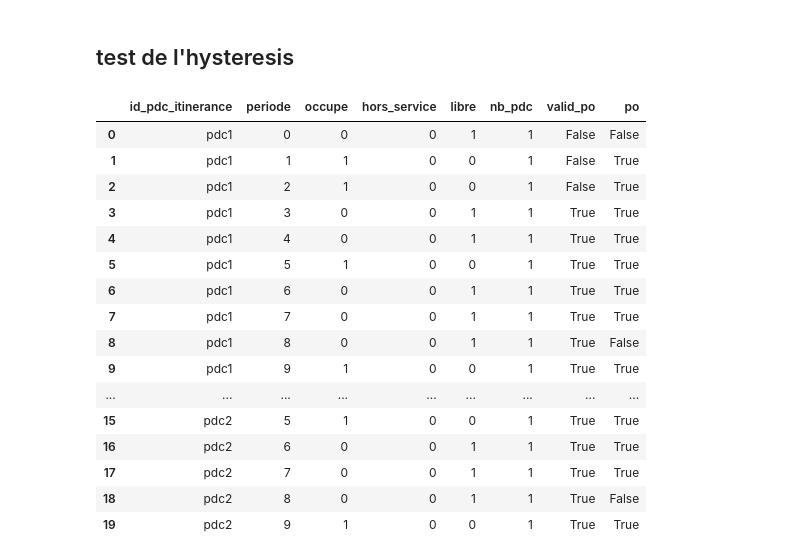
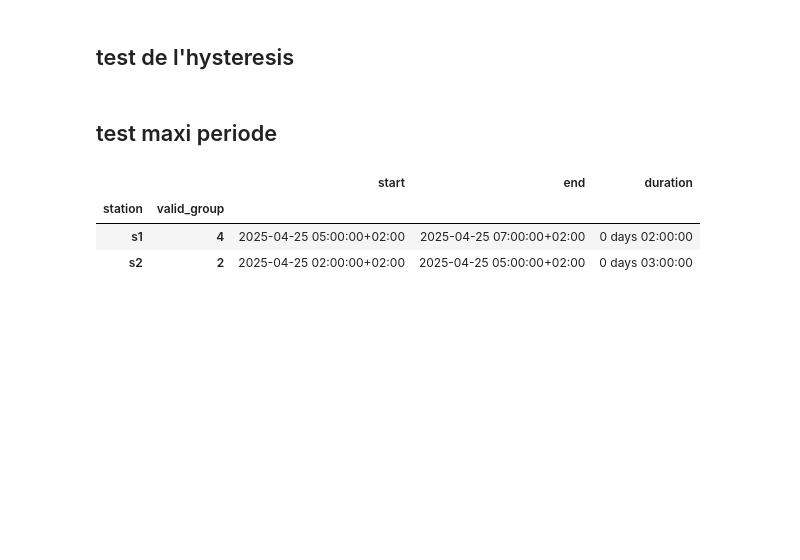
Before and after one commit to loco-labs/qualicharge-rtet, a Jupyter notebook: saturation/source/tests_saturation.ipynb, the cells around one changed output. Saved outputs shown, nothing was run; the diff lists cells and outputs as text; code cells hidden in the pictures; blank space fills up the shorter version.

Commit message:
maxi_period début

```diff
--- a/saturation/source/tests_saturation.ipynb
+++ b/saturation/source/tests_saturation.ipynb
@@ -329,67 +341,23 @@ serie = pd.Series([1, 2, 5, 7, 5, 8, 10, 12, 8, 11, 8, 5, 7, 2])
 res = hysteresis(serie, 6, 9)
 assert res[6:10].all() == True
 assert res[:5].all() == False
-# %%
-test = pd.DataFrame({'id_pdc_itinerance': ['pdc1'] * 10 + ['pdc2'] * 10,
-                     'periode':      [0, 1, 2, 3, 4, 5, 6, 7, 8, 9] * 2,
-                     'occupe':       [0, 1, 1, 0, 0, 1, 0, 0, 0, 1] * 2,
-                     'hors_service': [0, 0, 0, 0, 0, 0, 0, 0, 0, 0] * 2,
-                     'libre':        [1, 0, 0, 1, 1, 0, 1, 1, 1, 0] * 2,
-                     'nb_pdc':       [1, 1, 1, 1, 1, 1, 1, 1, 1, 1] * 2})
-hyst = 3
-pleine_occupation = test['occupe'].copy()
-for i in range(1, hyst):
-    pleine_occupation += [0] * i + list(test['occupe'])[0:len(test) - i]
-f_id_pdc_itinerance = pd.Series(['aucun'] * hyst + list(test['id_pdc_itinerance'])[0:len(test) - hyst])
-test['valid_po'] = f_id_pdc_itinerance == test['id_pdc_itinerance']
-test['po'] = pleine_occupation > 0
-test
-# %% [output]
-|  | id_pdc_itinerance | periode | occupe | hors_service | libre | nb_pdc | valid_po | po |
-| 0 | pdc1 | 0 | 0 | 0 | 1 | 1 | False | False |
-| 1 | pdc1 | 1 | 1 | 0 | 0 | 1 | False | True |
-| 2 | pdc1 | 2 | 1 | 0 | 0 | 1 | False | True |
-| 3 | pdc1 | 3 | 0 | 0 | 1 | 1 | True | True |
-| 4 | pdc1 | 4 | 0 | 0 | 1 | 1 | True | True |
-| 5 | pdc1 | 5 | 1 | 0 | 0 | 1 | True | True |
-| 6 | pdc1 | 6 | 0 | 0 | 1 | 1 | True | True |
-| 7 | pdc1 | 7 | 0 | 0 | 1 | 1 | True | True |
-| 8 | pdc1 | 8 | 0 | 0 | 1 | 1 | True | False |
-| 9 | pdc1 | 9 | 1 | 0 | 0 | 1 | True | True |
-| ... | ... | ... | ... | ... | ... | ... | ... | ... |
-| 15 | pdc2 | 5 | 1 | 0 | 0 | 1 | True | True |
-| 16 | pdc2 | 6 | 0 | 0 | 1 | 1 | True | True |
-| 17 | pdc2 | 7 | 0 | 0 | 1 | 1 | True | True |
-| 18 | pdc2 | 8 | 0 | 0 | 1 | 1 | True | False |
-| 19 | pdc2 | 9 | 1 | 0 | 0 | 1 | True | True |
+# %% [markdown]
+## test maxi periode
 # %%
-def maxi_periode_PU(state_grp: pd.DataFrame, group_name: str) -> pd.DataFrame:
-    '''Calculate de PU periode with the maximum duration.'''
-    df = state_grp.sort_values(by=[group_name, 'periode']).reset_index(drop=True)
-
-    groups = df["occupe"].ne(
-        df.groupby(group_name)["occupe"].shift()
-    ).groupby(df[group_name]).cumsum()
-
-    valid_groups = df[df["occupe"]].assign(valid_group=groups[df["occupe"]])
-
-    maxi_period = valid_groups.groupby([group_name, "valid_group"]).agg(
-            start=("periode", "first"),
-            end=("periode", "last"),
-        )
-    maxi_period['duration'] = maxi_period['end'] - maxi_period['start']
-    maxi_period = maxi_period.loc[
-        maxi_period.groupby(level=0)["duration"].idxmax()
-    ]
-    return maxi_period
-
 timestamp = pd.Timestamp('2025-04-25T00:00:00+02:00')
 periodes = [1, 2, 3, 4, 5, 6, 7, 8, 9] * 2
 
 df = pd.DataFrame({'occupe': [False, True, True, False, True, True, True, False, True,
                               False, True, True, True, True, False, True, False, True],
                    'station': ['s1'] * 9 + ['s2'] * 9,
                    'periode': [timestamp + pd.Timedelta(hours=per) for per in periodes]})
-pu_duration = maxi_periode_PU(df, 'station')
+
+pu_duration = maxi_period(df, 'station', 'periode', 'occupe')
 assert pu_duration['duration'].iloc[0] == datetime.timedelta(hours=2)
 assert pu_duration['duration'].iloc[1] == datetime.timedelta(hours=3)
+pu_duration
+# %% [output]
+|  |  | start | end | duration |
+| station | valid_group |  |  |  |
+| s1 | 4 | 2025-04-25 05:00:00+02:00 | 2025-04-25 07:00:00+02:00 | 0 days 02:00:00 |
+| s2 | 2 | 2025-04-25 02:00:00+02:00 | 2025-04-25 05:00:00+02:00 | 0 days 03:00:00 |
```
Also changed, not shown: parts of 15 cells of this notebook, 1 other file.
